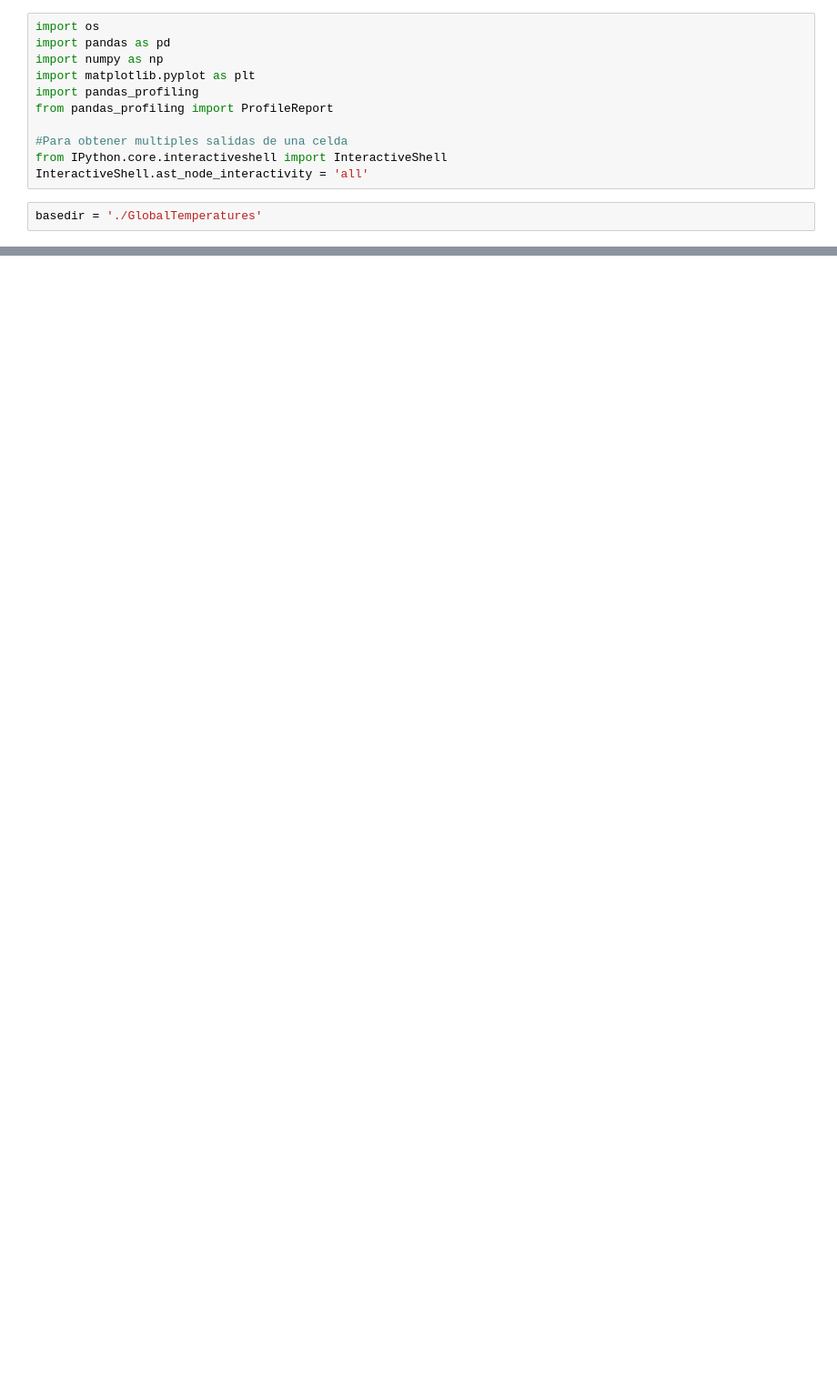
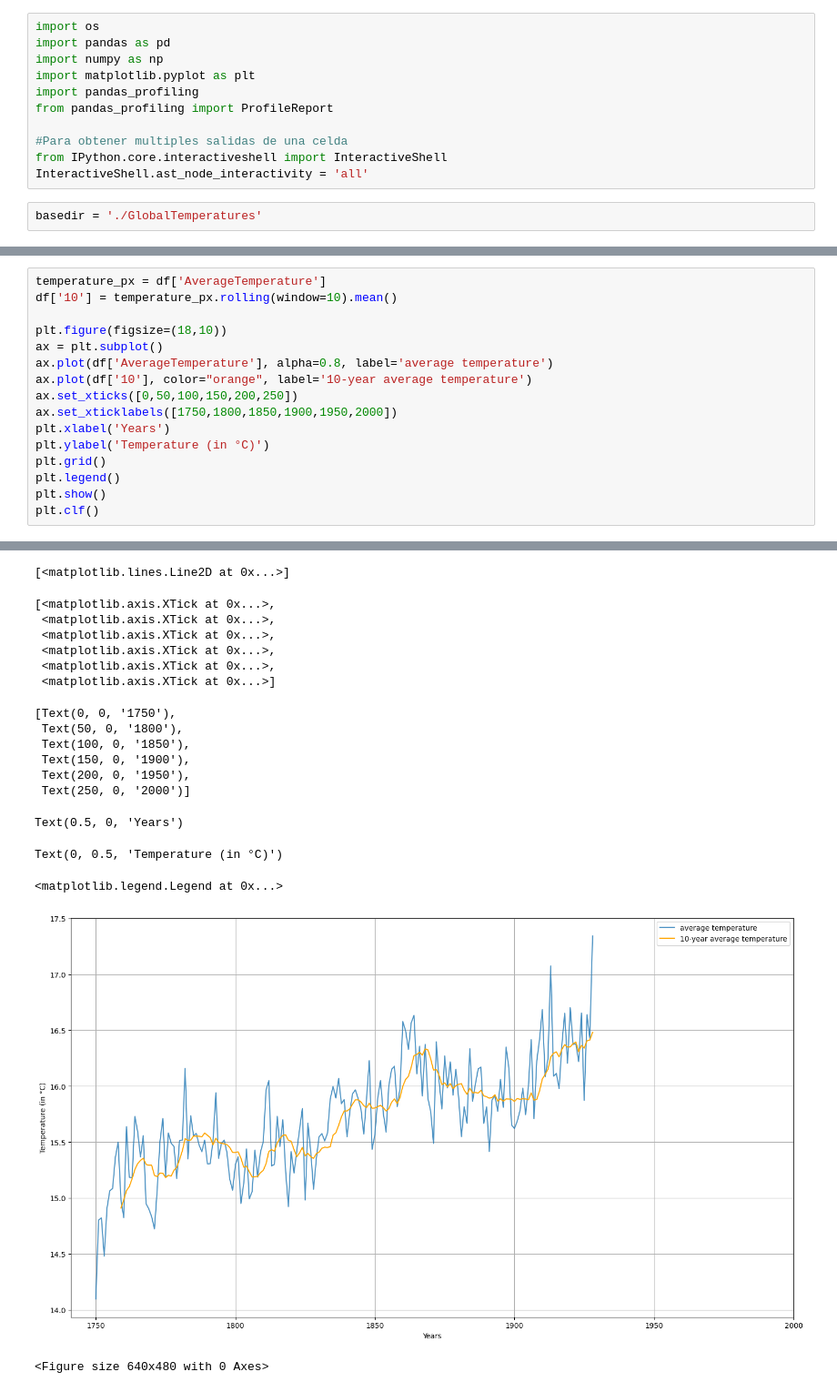
Before and after one commit to G4ll4rd0/ClimaGlobalPAD_O2022, a Jupyter notebook: Comprension_negocio_y_datos.ipynb, the cells around one changed output, grey strips where cells are left out. Shown at 91% size. Drawn from its saved outputs; the diff is of its cells as text; blank space fills up the shorter version.

```diff
--- a/Comprension_negocio_y_datos.ipynb
+++ b/Comprension_negocio_y_datos.ipynb
@@ -16,0 +44,17 @@ dfClima = pd.read_csv(clima)
+# %%
+temperature_px = df['AverageTemperature']
+df['10'] = temperature_px.rolling(window=10).mean()
+
+plt.figure(figsize=(18,10))
+ax = plt.subplot()
+ax.plot(df['AverageTemperature'], alpha=0.8, label='average temperature')
+ax.plot(df['10'], color="orange", label='10-year average temperature')
+ax.set_xticks([0,50,100,150,200,250])
+ax.set_xticklabels([1750,1800,1850,1900,1950,2000])
+plt.xlabel('Years')
+plt.ylabel('Temperature (in °C)')
+plt.grid()
+plt.legend()
+plt.show()
+plt.clf()
+# %% [output]
@@ -16,0 +63,18 @@ dfClima = pd.read_csv(clima)
+[<matplotlib.lines.Line2D at 0x...>]
+[<matplotlib.axis.XTick at 0x...>,
+ <matplotlib.axis.XTick at 0x...>,
+ <matplotlib.axis.XTick at 0x...>,
+ <matplotlib.axis.XTick at 0x...>,
+ <matplotlib.axis.XTick at 0x...>,
+ <matplotlib.axis.XTick at 0x...>]
+[Text(0, 0, '1750'),
+ Text(50, 0, '1800'),
+ Text(100, 0, '1850'),
+ Text(150, 0, '1900'),
+ Text(200, 0, '1950'),
+ Text(250, 0, '2000')]
+Text(0.5, 0, 'Years')
+Text(0, 0.5, 'Temperature (in °C)')
+<matplotlib.legend.Legend at 0x...>
+[figure, added]
+<Figure size 640x480 with 0 Axes>
```
Also changed, not shown: parts of 8 cells of this notebook, 1 other file.
